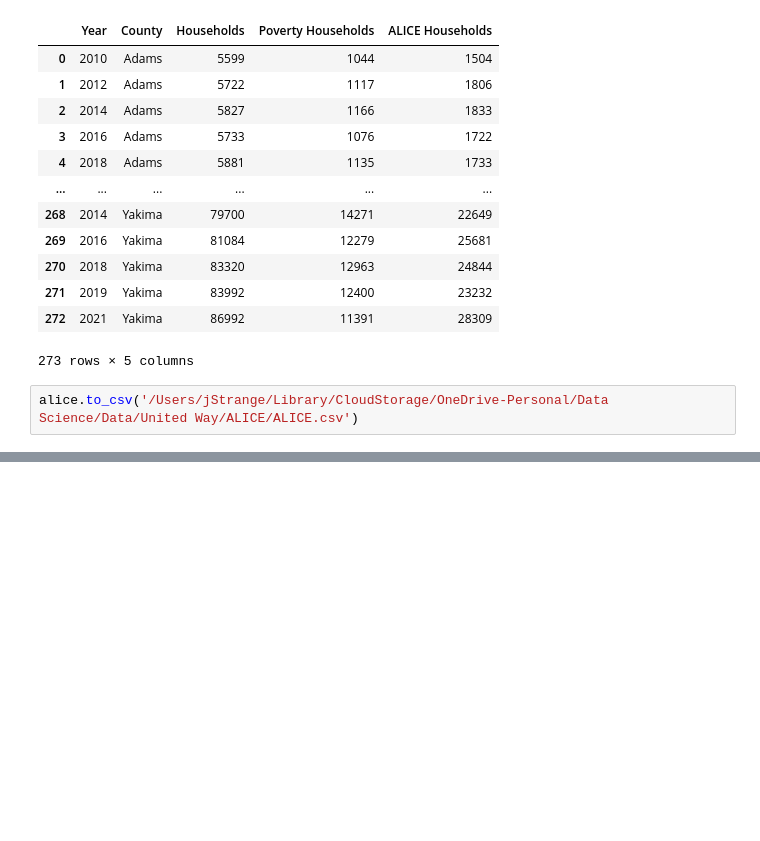
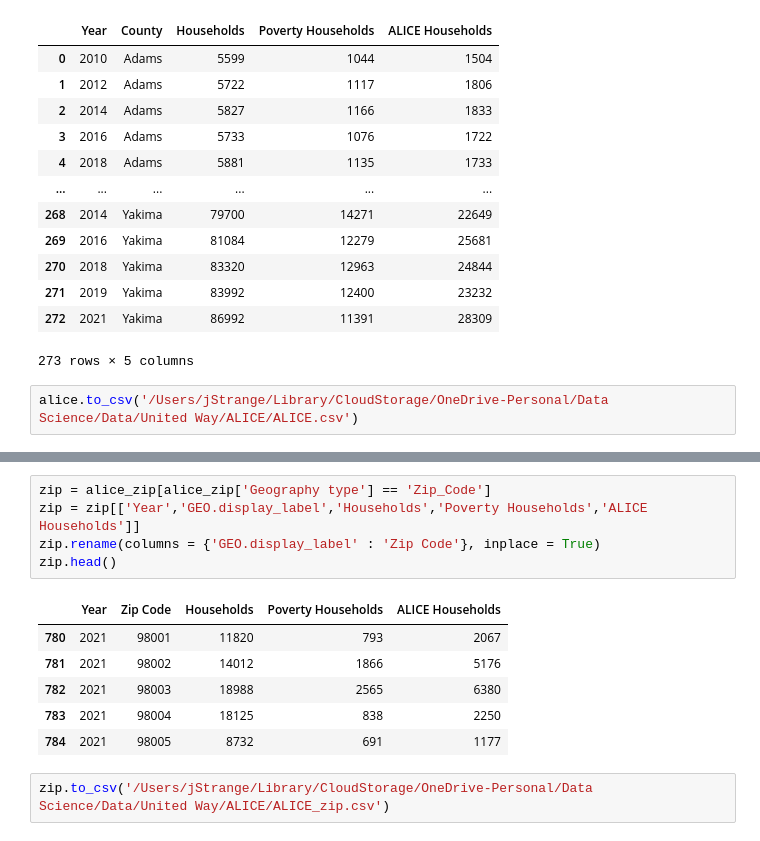
Before and after one commit to yay4john/United-Way, a Jupyter notebook: Predicting ALICE/FAFSA.ipynb, the cells around one changed output, grey strips where cells are left out. Drawn from its saved outputs; the diff is of its cells as text; blank space fills up the shorter version.

```diff
--- a/Predicting ALICE/FAFSA.ipynb
+++ b/Predicting ALICE/FAFSA.ipynb
@@ -320,0 +331,14 @@ alice.to_csv('/Users/jStrange/Library/CloudStorage/OneDrive-Personal/Data Scienc
+# %%
+zip = alice_zip[alice_zip['Geography type'] == 'Zip_Code']
+zip = zip[['Year','GEO.display_label','Households','Poverty Households','ALICE Households']]
+zip.rename(columns = {'GEO.display_label' : 'Zip Code'}, inplace = True)
+zip.head()
+# %% [output]
+|  | Year | Zip Code | Households | Poverty Households | ALICE Households |
+| 780 | 2021 | 98001 | 11820 | 793 | 2067 |
+| 781 | 2021 | 98002 | 14012 | 1866 | 5176 |
+| 782 | 2021 | 98003 | 18988 | 2565 | 6380 |
+| 783 | 2021 | 98004 | 18125 | 838 | 2250 |
+| 784 | 2021 | 98005 | 8732 | 691 | 1177 |
+# %%
+zip.to_csv('/Users/jStrange/Library/CloudStorage/OneDrive-Personal/Data Science/Data/United Way/ALICE/ALICE_zip.csv')
```
Also changed, not shown: parts of 3 cells of this notebook, 2 other files.
